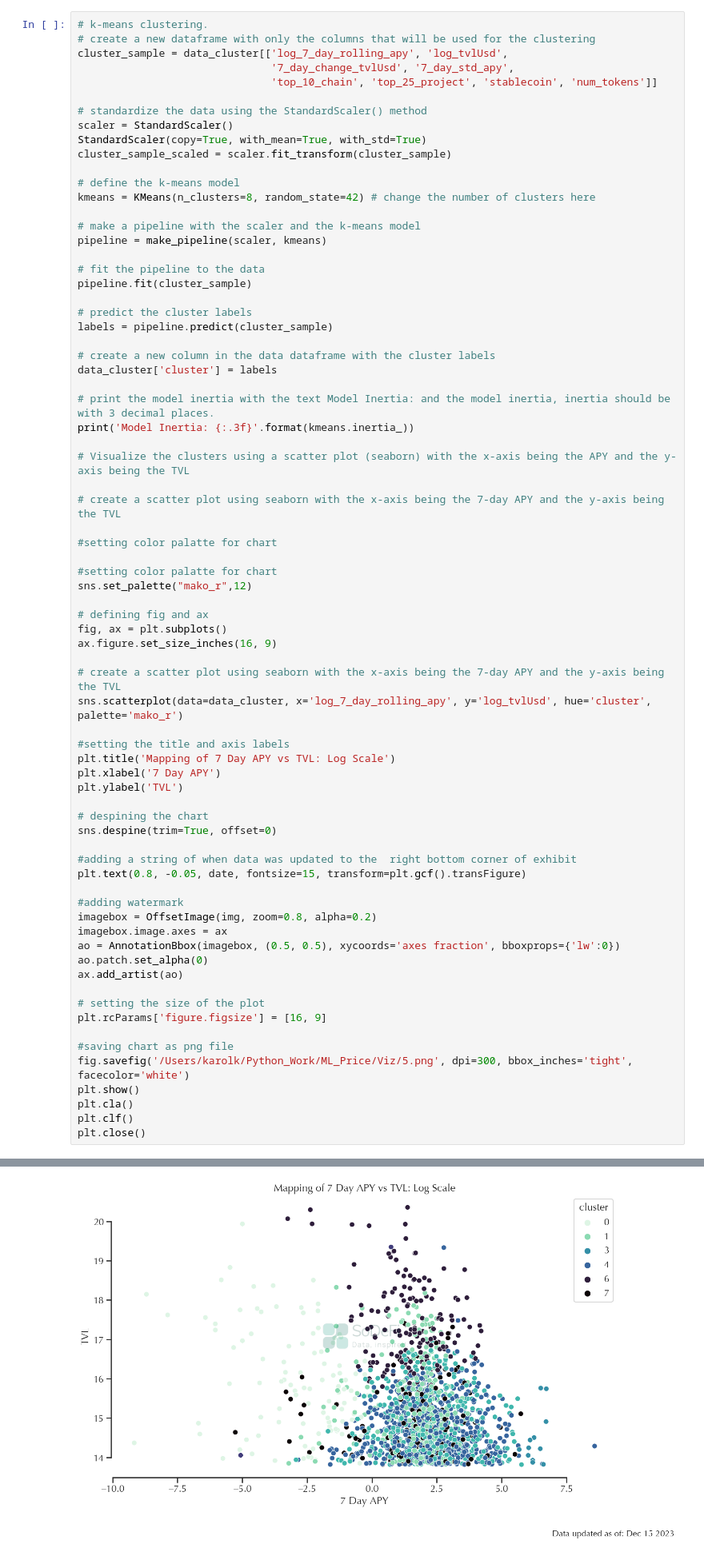
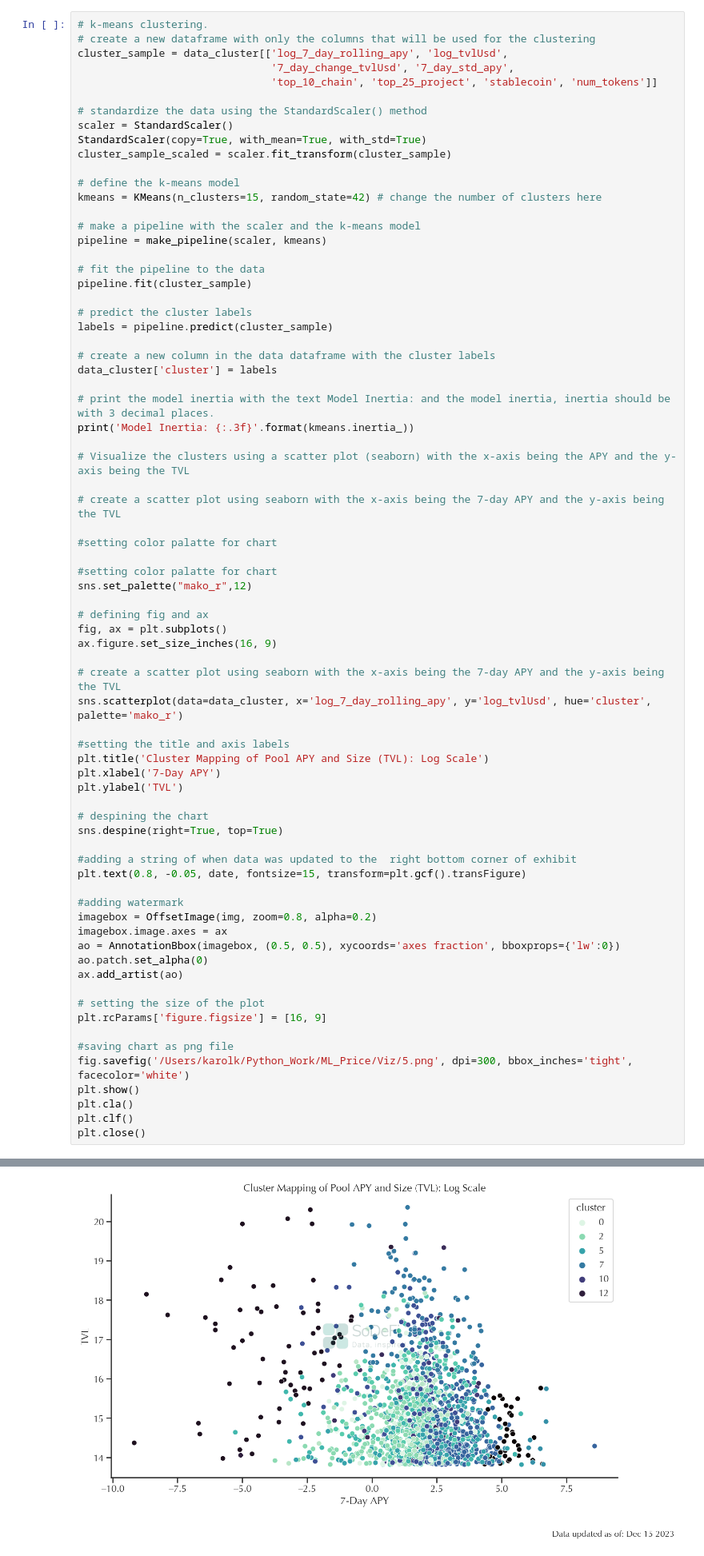
Before and after one commit to RazDwa1923/ML_Price, a Jupyter notebook: DeFi_Pool_k-means_clustering.ipynb, the cells around one changed output, grey strips where cells are left out. Shown at 80% size. Saved outputs shown, nothing was run; the diff lists cells and outputs as text.

```diff
--- a/DeFi_Pool_k-means_clustering.ipynb
+++ b/DeFi_Pool_k-means_clustering.ipynb
@@ -436,7 +440,7 @@ StandardScaler(copy=True, with_mean=True, with_std=True)
 cluster_sample_scaled = scaler.fit_transform(cluster_sample)
 
 # define the k-means model
-kmeans = KMeans(n_clusters=8, random_state=42) # change the number of clusters here
+kmeans = KMeans(n_clusters=15, random_state=42) # change the number of clusters here
 
 # make a pipeline with the scaler and the k-means model
 pipeline = make_pipeline(scaler, kmeans)
@@ -470,12 +474,12 @@ ax.figure.set_size_inches(16, 9)
 sns.scatterplot(data=data_cluster, x='log_7_day_rolling_apy', y='log_tvlUsd', hue='cluster', palette='mako_r')
 
 #setting the title and axis labels
-plt.title('Mapping of 7 Day APY vs TVL: Log Scale')
-plt.xlabel('7 Day APY')
+plt.title('Cluster Mapping of Pool APY and Size (TVL): Log Scale')
+plt.xlabel('7-Day APY')
 plt.ylabel('TVL')
 
 # despining the chart
-sns.despine(trim=True, offset=0)
+sns.despine(right=True, top=True)
 
 #adding a string of when data was updated to the  right bottom corner of exhibit
 plt.text(0.8, -0.05, date, fontsize=15, transform=plt.gcf().transFigure)
@@ -501 +505 @@ Model Inertia: 5166.351
-[figure, old version]
+[figure, new version]
```
Also changed, not shown: parts of 15 cells of this notebook, 12 other files.
